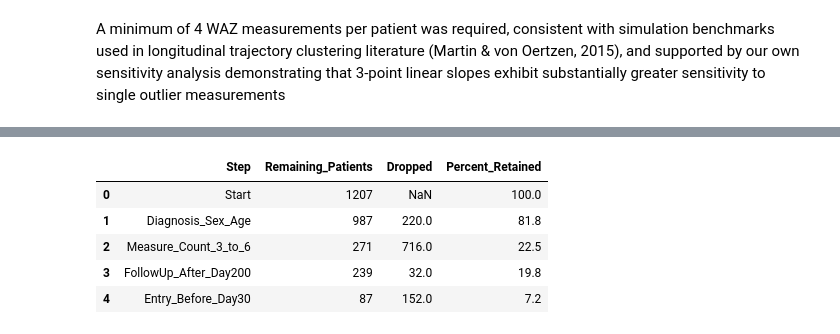
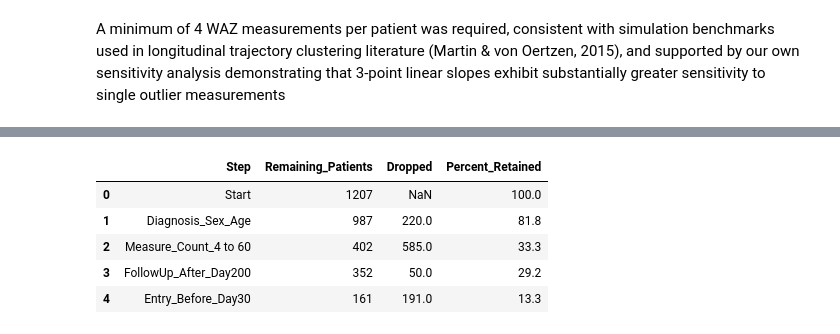
Before and after one commit to sardioberilo/SCRI, a Jupyter notebook: GROWTH_VELOCITY/Main.ipynb, the cells around one changed output, grey strips where cells are left out. Cells and saved outputs as stored; diff of their text form; code cells hidden in the pictures.

```diff
--- a/GROWTH_VELOCITY/Main.ipynb
+++ b/GROWTH_VELOCITY/Main.ipynb
@@ -387,42 +465,42 @@ attrition_tracking['Diagnosis_Sex_Age'] = step1['patient_id'].nunique()
 # 2. Longitudinal: Measure Count (3 to 6 visits)
 step2 = step1.copy()
 step2['n_measures'] = step2.groupby('patient_id')['age_at_encounter'].transform('count')
-step2 = step2[step2['n_measures'].between(4, 10)].copy()
-attrition_tracking['Measure_Count_3_to_6'] = step2['patient_id'].nunique()
+step2 = step2[step2['n_measures'].between(4, 60)].copy()
+attrition_tracking['Measure_Count_4 to 60'] = step2['patient_id'].nunique()
 
 # 3. Longitudinal: Follow-up Duration (Any visit > 200 days)
 has_late_visit = (
     step2.groupby('patient_id')['age_at_encounter']
     .apply(lambda x: (x > 200).any())
 )
 valid_patients = has_late_visit[has_late_visit].index
 step3 = step2[step2['patient_id'].isin(valid_patients)].copy()
 attrition_tracking['FollowUp_After_Day200'] = step3['patient_id'].nunique()
 
 # 4. Longitudinal: Early Entry (First visit < 30 days)
 step3['first_visit'] = step3.groupby('patient_id')['age_at_encounter'].transform('min')
 data_cohort = step3[step3['first_visit'] < 30].reset_index(drop=True)
 attrition_tracking['Entry_Before_Day30'] = data_cohort['patient_id'].nunique()
 
 # 5. CREATE ATTRITION TABLE
 attrition_table = pd.DataFrame({
     'Step': list(attrition_tracking.keys()),
     'Remaining_Patients': list(attrition_tracking.values())
 })
 
 attrition_table['Dropped'] = attrition_table['Remaining_Patients'].shift(1) - attrition_table['Remaining_Patients']
 attrition_table['Percent_Retained'] = (
     (attrition_table['Remaining_Patients'] / attrition_table['Remaining_Patients'].iloc[0]) * 100
 ).round(1)
 
 attrition_table
 # %% [output]
 |  | Step | Remaining_Patients | Dropped | Percent_Retained |
 | 0 | Start | 1207 | NaN | 100.0 |
 | 1 | Diagnosis_Sex_Age | 987 | 220.0 | 81.8 |
-| 2 | Measure_Count_3_to_6 | 271 | 716.0 | 22.5 |
-| 3 | FollowUp_After_Day200 | 239 | 32.0 | 19.8 |
-| 4 | Entry_Before_Day30 | 87 | 152.0 | 7.2 |
+| 2 | Measure_Count_4 to 60 | 402 | 585.0 | 33.3 |
+| 3 | FollowUp_After_Day200 | 352 | 50.0 | 29.2 |
+| 4 | Entry_Before_Day30 | 161 | 191.0 | 13.3 |
 # %%
 def compute_slope(values, ages):
     """Linear slope of z-score over age — uses only non-null pairs."""
```
Also changed, not shown: parts of 20 cells of this notebook.
